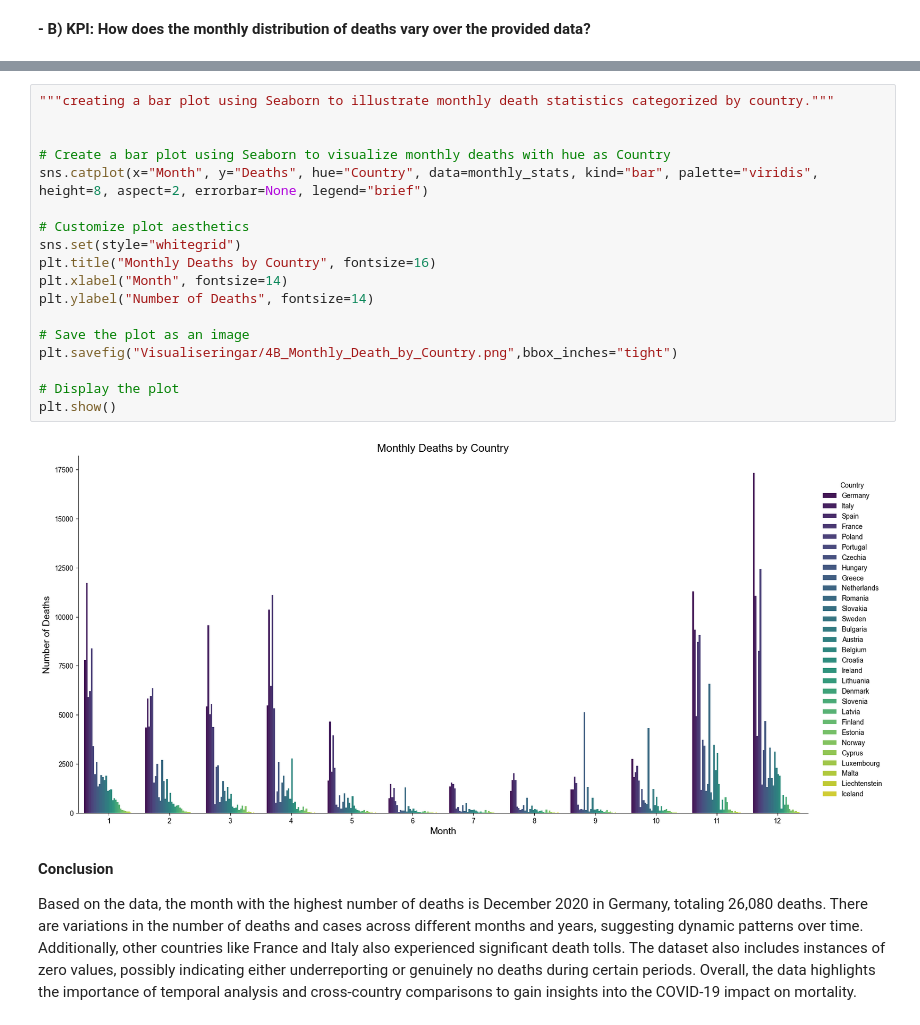
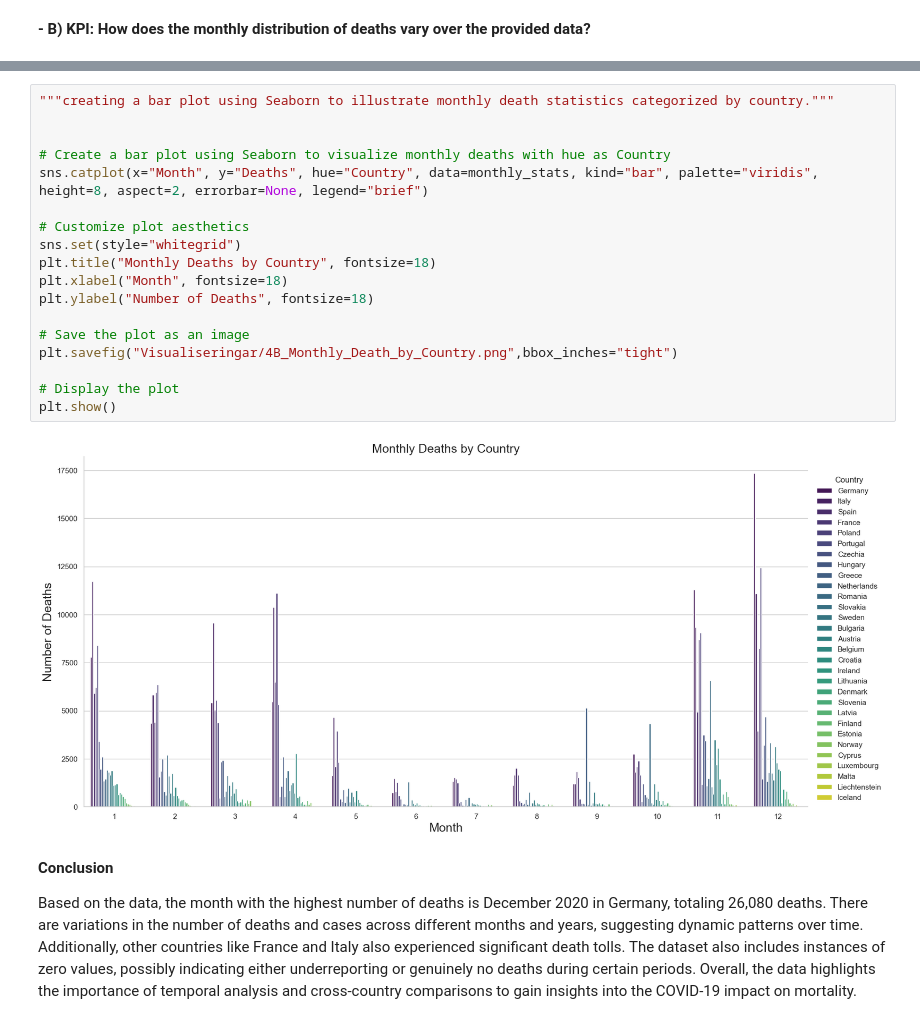
Before and after one commit to Nedib/Dataprocessing-Nedya-Ibrahim, a Jupyter notebook: Labb/Ex4_bonustask.ipynb, the cells around one changed output, grey strips where cells are left out. Cells and saved outputs as stored; diff of their text form.

```diff
--- a/Labb/Ex4_bonustask.ipynb
+++ b/Labb/Ex4_bonustask.ipynb
@@ -224,23 +222,23 @@ Year Month Country
 # %%
 """creating a bar plot using Seaborn to illustrate monthly death statistics categorized by country."""
 
 
 # Create a bar plot using Seaborn to visualize monthly deaths with hue as Country
 sns.catplot(x="Month", y="Deaths", hue="Country", data=monthly_stats, kind="bar", palette="viridis", height=8, aspect=2, errorbar=None, legend="brief")
 
 # Customize plot aesthetics
 sns.set(style="whitegrid")
-plt.title("Monthly Deaths by Country", fontsize=16)
-plt.xlabel("Month", fontsize=14)
-plt.ylabel("Number of Deaths", fontsize=14)
+plt.title("Monthly Deaths by Country", fontsize=18)
+plt.xlabel("Month", fontsize=18)
+plt.ylabel("Number of Deaths", fontsize=18)
 
 # Save the plot as an image
 plt.savefig("Visualiseringar/4B_Monthly_Death_by_Country.png",bbox_inches="tight")
 
 # Display the plot
 plt.show()
 # %% [output]
-[figure, old version]
+[figure, new version]
 # %% [markdown]
 **Conclusion**
 
```
Also changed, not shown: parts of 5 cells of this notebook, 20 other files.
